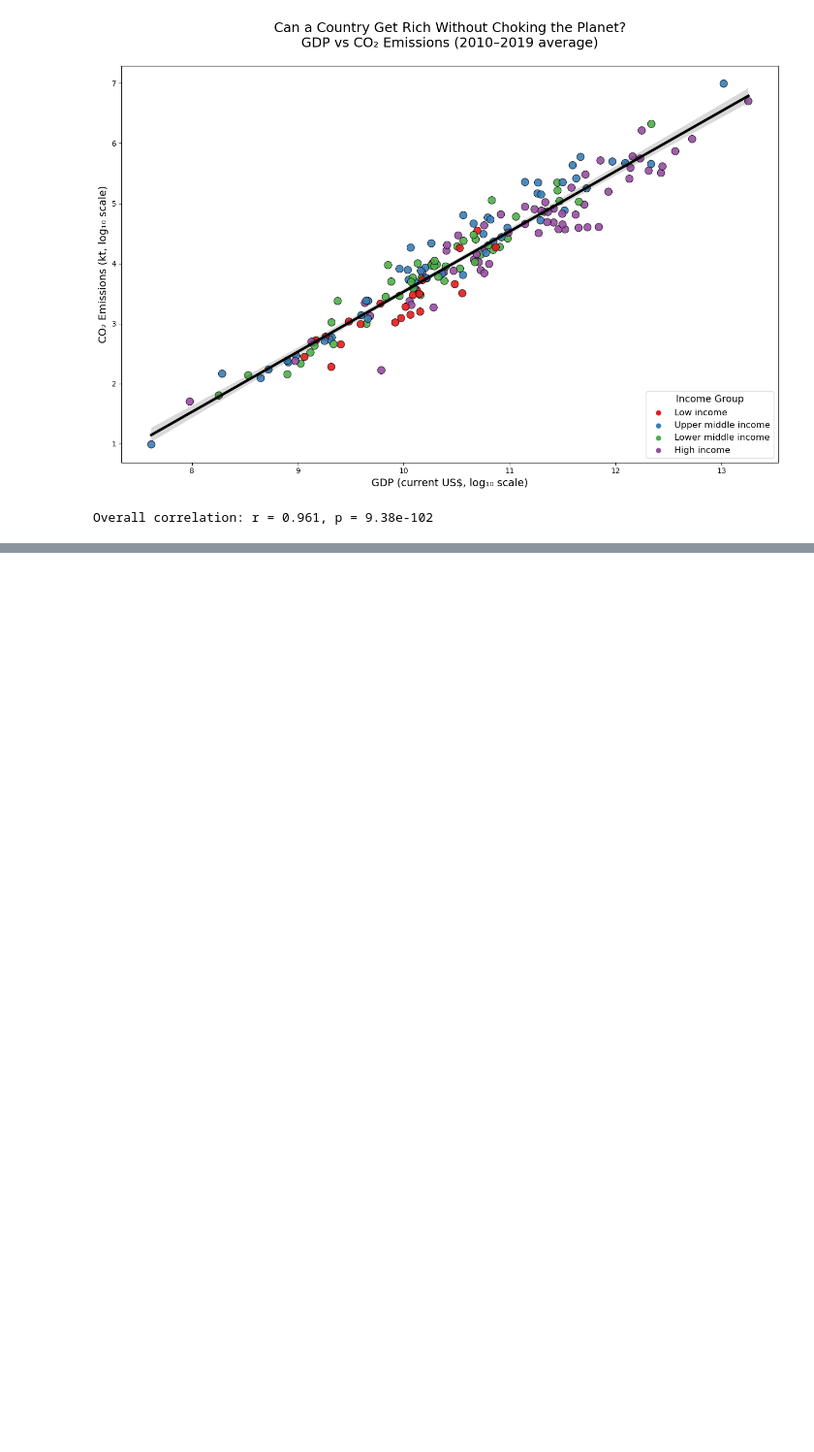
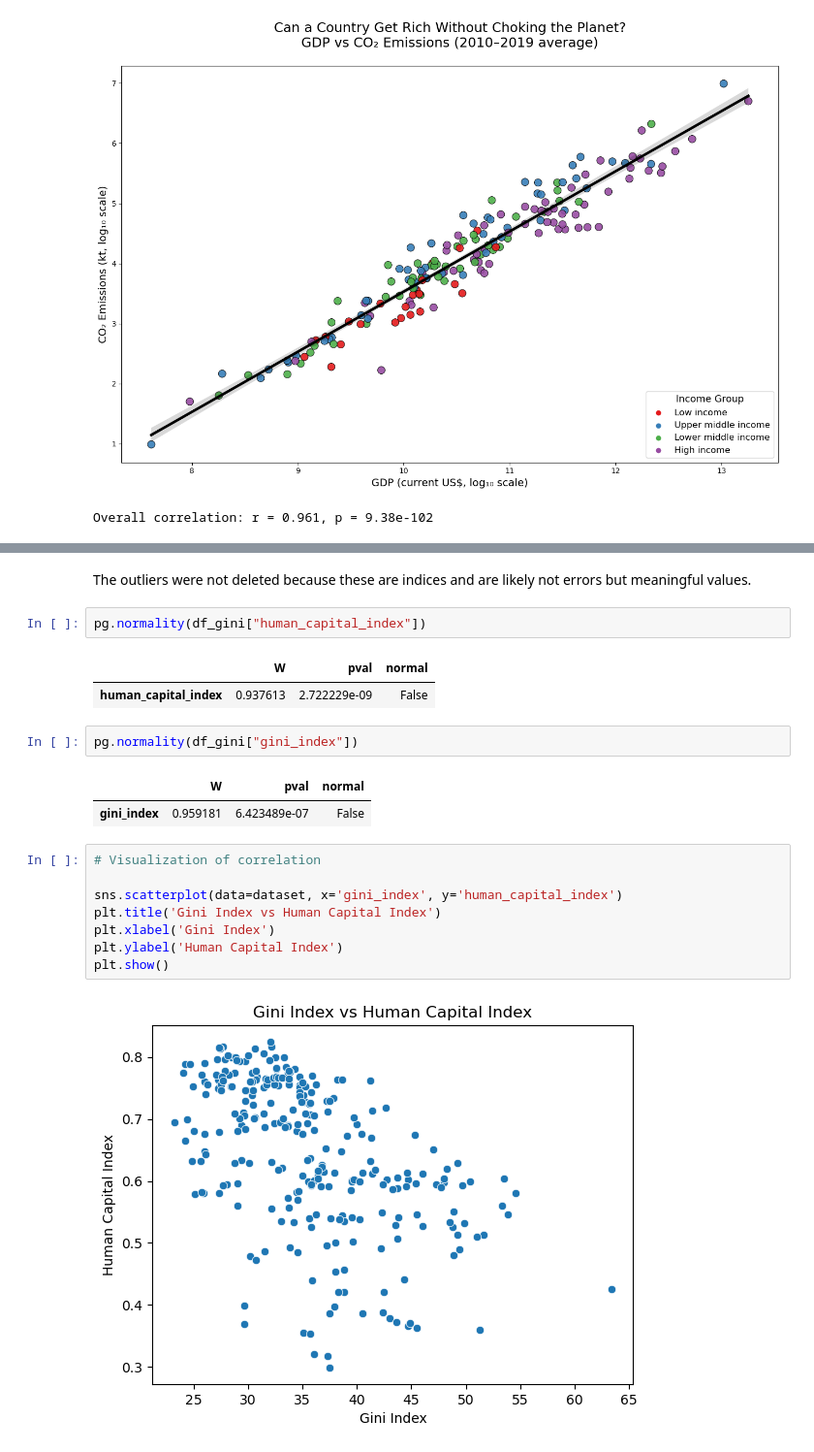
Before and after one commit to kellymegan/ASDA_2025_Group_2_Portfolio_, a Jupyter notebook: notebooks/week_06_group_2_notebook.ipynb, the cells around one changed output, grey strips where cells are left out. Shown at 97% size. Cells and saved outputs as stored; diff of their text form; blank space fills up the shorter version.

```diff
--- a/notebooks/week_06_group_2_notebook.ipynb
+++ b/notebooks/week_06_group_2_notebook.ipynb
@@ -530,0 +613,22 @@ Overall correlation: r = 0.961, p = 9.38e-102
+# %% [markdown]
+The outliers were not deleted because these are indices and are likely not errors but meaningful values.
+# %%
+pg.normality(df_gini["human_capital_index"])
+# %% [output]
+|  | W | pval | normal |
+| human_capital_index | 0.937613 | 2.722229e-09 | False |
+# %%
+pg.normality(df_gini["gini_index"])
+# %% [output]
+|  | W | pval | normal |
+| gini_index | 0.959181 | 6.423489e-07 | False |
+# %%
+# Visualization of correlation
+
+sns.scatterplot(data=dataset, x='gini_index', y='human_capital_index')
+plt.title('Gini Index vs Human Capital Index')
+plt.xlabel('Gini Index')
+plt.ylabel('Human Capital Index')
+plt.show()
+# %% [output]
+[figure, added]
```
Also changed, not shown: parts of 10 cells of this notebook, 4 other files.
